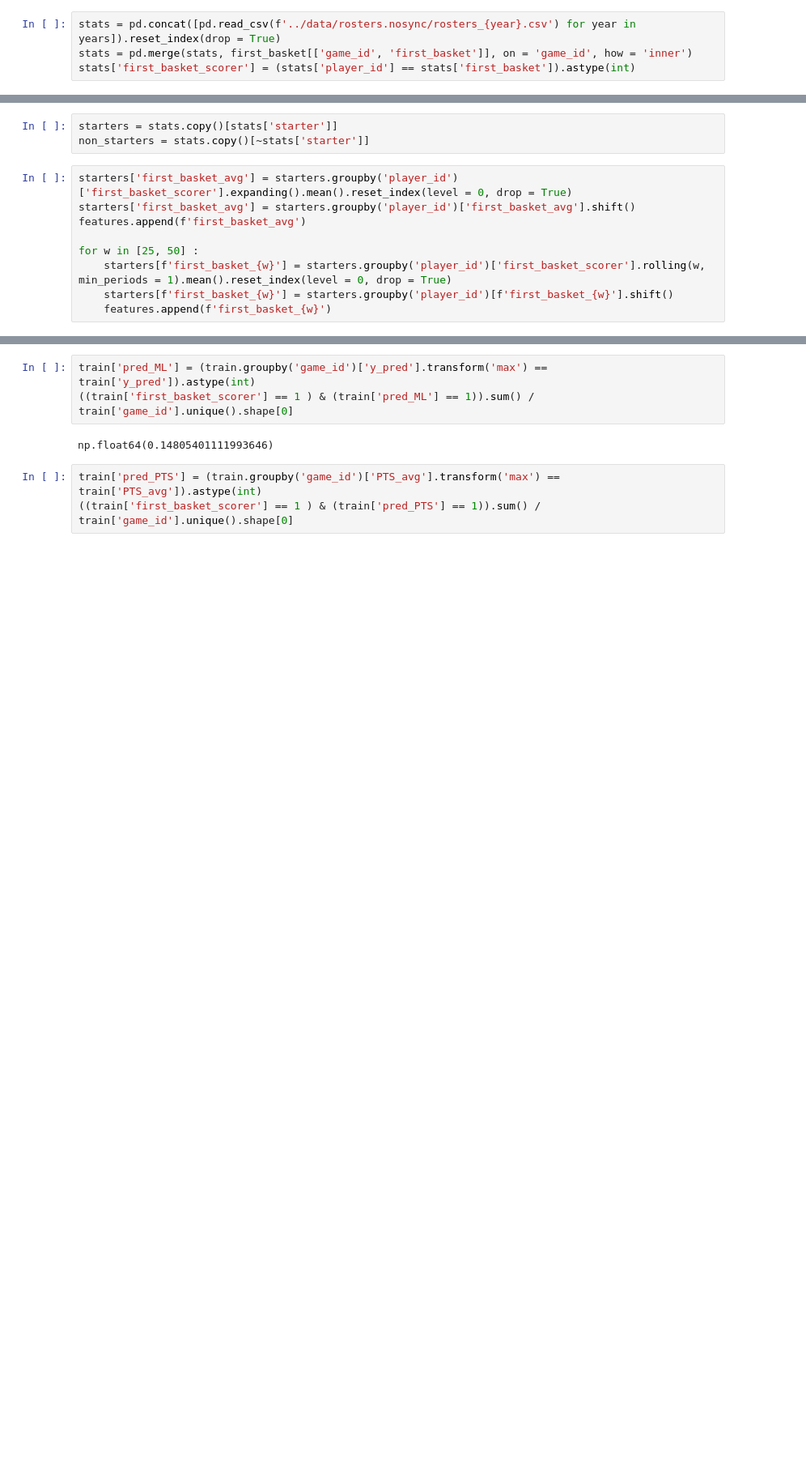
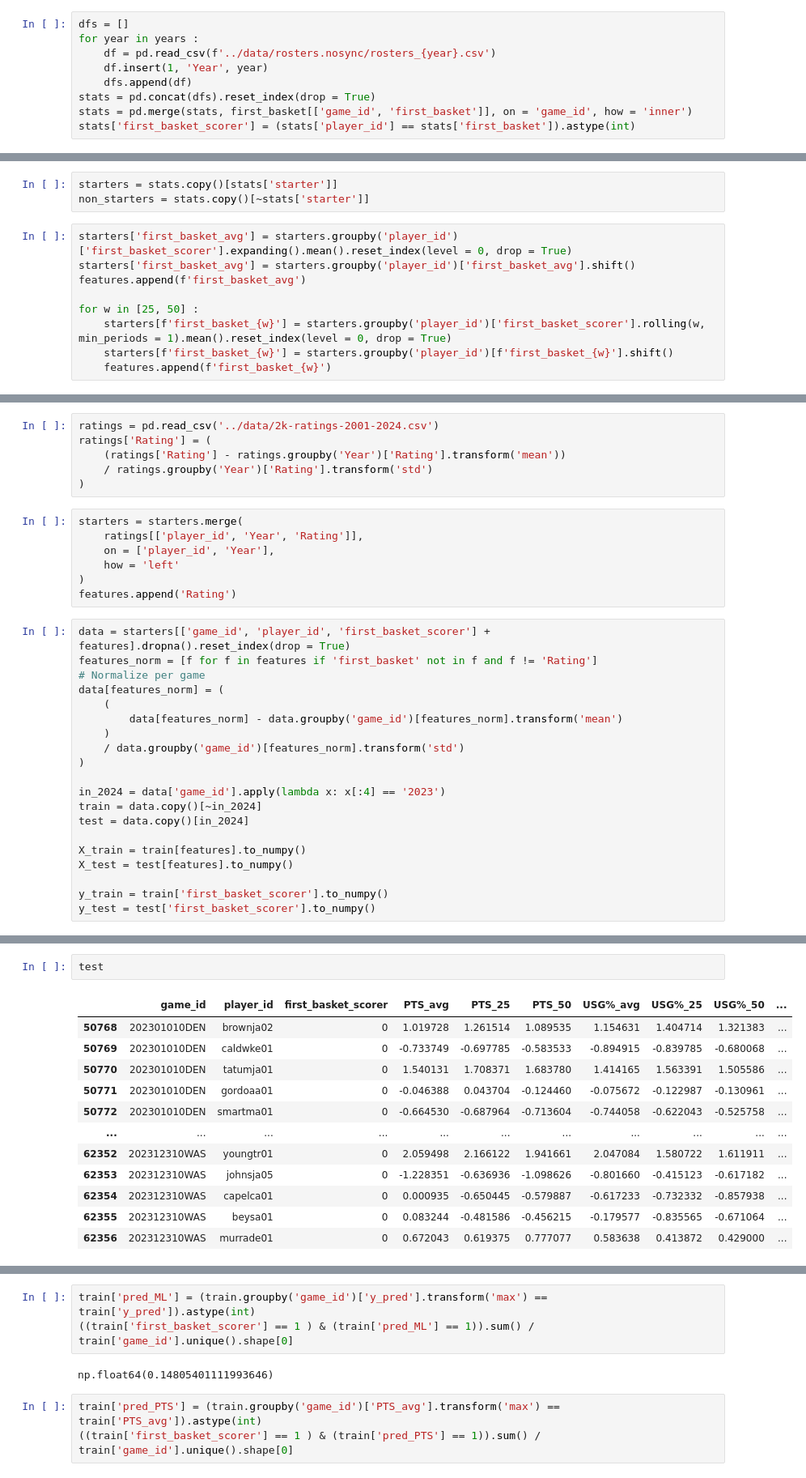
Before and after one commit to martinbog19/LeFirstBasket, a Jupyter notebook: ml/predict_first_basket.ipynb, the cells around one changed output, grey strips where cells are left out. Shown: that part at 81% size. Saved outputs shown, nothing was run; the diff lists cells and outputs as text; blank space fills up the shorter version.

```diff
--- a/ml/predict_first_basket.ipynb
+++ b/ml/predict_first_basket.ipynb
@@ -8,7 +16,12 @@ years = [2019, 2020, 2021, 2022, 2023, 2024]
 cols = ['game_id', 'Date', 'season', 'Home', 'Away', 'jumpball_home', 'jumpball_away', 'jumpball_possession_tm']
 first_basket = pd.concat([pd.read_csv(f'../data/first_basket_{year}.csv') for year in years])
 # %%
-stats = pd.concat([pd.read_csv(f'../data/rosters.nosync/rosters_{year}.csv') for year in years]).reset_index(drop = True)
+dfs = []
+for year in years :
+    df = pd.read_csv(f'../data/rosters.nosync/rosters_{year}.csv')
+    df.insert(1, 'Year', year)
+    dfs.append(df)
+stats = pd.concat(dfs).reset_index(drop = True)
 stats = pd.merge(stats, first_basket[['game_id', 'first_basket']], on = 'game_id', how = 'inner')
 stats['first_basket_scorer'] = (stats['player_id'] == stats['first_basket']).astype(int)
 # %%
@@ -130,0 +51,33 @@ y_pred = model.predict(X_train)
+# %%
+ratings = pd.read_csv('../data/2k-ratings-2001-2024.csv')
+ratings['Rating'] = (
+    (ratings['Rating'] - ratings.groupby('Year')['Rating'].transform('mean'))
+    / ratings.groupby('Year')['Rating'].transform('std')
+)
+# %%
+starters = starters.merge(
+    ratings[['player_id', 'Year', 'Rating']],
+    on = ['player_id', 'Year'],
+    how = 'left'
+)
+features.append('Rating')
+# %%
+data = starters[['game_id', 'player_id', 'first_basket_scorer'] + features].dropna().reset_index(drop = True)
+features_norm = [f for f in features if 'first_basket' not in f and f != 'Rating']
+# Normalize per game
+data[features_norm] = (
+    (
+        data[features_norm] - data.groupby('game_id')[features_norm].transform('mean')
+    )
+    / data.groupby('game_id')[features_norm].transform('std')
+)
+
+in_2024 = data['game_id'].apply(lambda x: x[:4] == '2023')
+train = data.copy()[~in_2024]
+test = data.copy()[in_2024]
+
+X_train = train[features].to_numpy()
+X_test = test[features].to_numpy()
+
+y_train = train['first_basket_scorer'].to_numpy()
+y_test = test['first_basket_scorer'].to_numpy()
@@ -130,0 +108,15 @@ y_pred = model.predict(X_train)
+# %%
+test
+# %% [output]
+|  | game_id | player_id | first_basket_scorer | PTS_avg | PTS_25 | PTS_50 | USG%_avg | USG%_25 | USG%_50 | ... |
+| 50768 | 202301010DEN | brownja02 | 0 | 1.019728 | 1.261514 | 1.089535 | 1.154631 | 1.404714 | 1.321383 | ... |
+| 50769 | 202301010DEN | caldwke01 | 0 | -0.733749 | -0.697785 | -0.583533 | -0.894915 | -0.839785 | -0.680068 | ... |
+| 50770 | 202301010DEN | tatumja01 | 0 | 1.540131 | 1.708371 | 1.683780 | 1.414165 | 1.563391 | 1.505586 | ... |
+| 50771 | 202301010DEN | gordoaa01 | 0 | -0.046388 | 0.043704 | -0.124460 | -0.075672 | -0.122987 | -0.130961 | ... |
+| 50772 | 202301010DEN | smartma01 | 0 | -0.664530 | -0.687964 | -0.713604 | -0.744058 | -0.622043 | -0.525758 | ... |
+| ... | ... | ... | ... | ... | ... | ... | ... | ... | ... | ... |
+| 62352 | 202312310WAS | youngtr01 | 0 | 2.059498 | 2.166122 | 1.941661 | 2.047084 | 1.580722 | 1.611911 | ... |
+| 62353 | 202312310WAS | johnsja05 | 0 | -1.228351 | -0.636936 | -1.098626 | -0.801660 | -0.415123 | -0.617182 | ... |
+| 62354 | 202312310WAS | capelca01 | 0 | 0.000935 | -0.650445 | -0.579887 | -0.617233 | -0.732332 | -0.857938 | ... |
+| 62355 | 202312310WAS | beysa01 | 0 | 0.083244 | -0.481586 | -0.456215 | -0.179577 | -0.835565 | -0.671064 | ... |
+| 62356 | 202312310WAS | murrade01 | 0 | 0.672043 | 0.619375 | 0.777077 | 0.583638 | 0.413872 | 0.429000 | ... |
```
Also changed, not shown: parts of 32 cells of this notebook.
